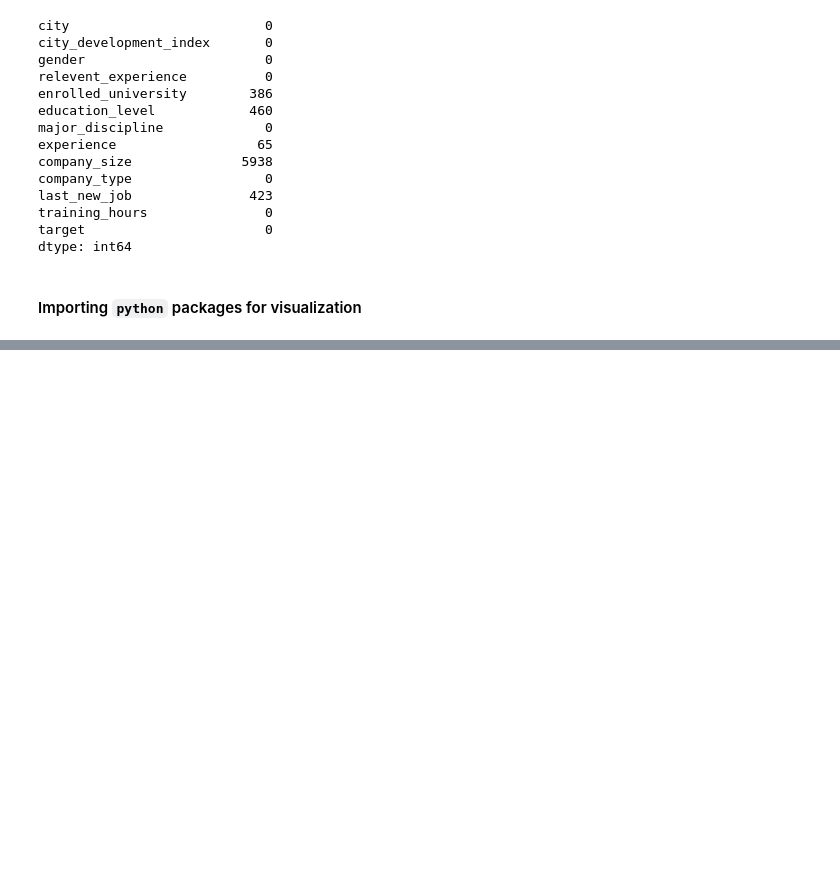
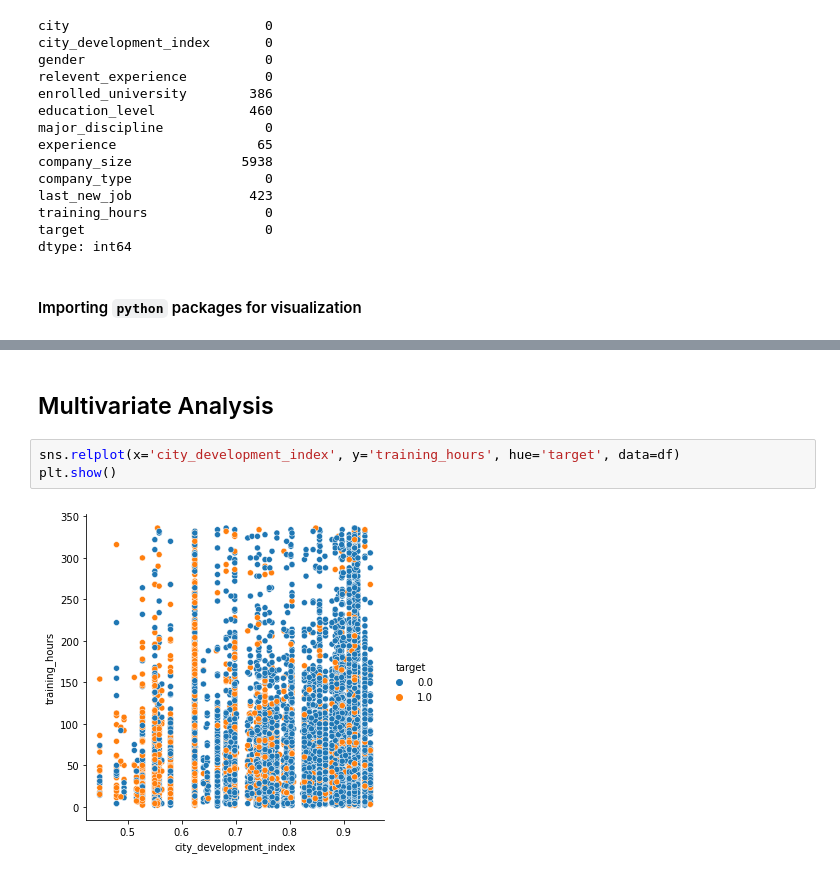
Before and after one commit to K-54N7H05H/DACC-Laboratory, a Jupyter notebook: Experiment-2.ipynb, the cells around one changed output, grey strips where cells are left out. Drawn from its saved outputs; the diff is of its cells as text; blank space fills up the shorter version.

```diff
--- a/Experiment-2.ipynb
+++ b/Experiment-2.ipynb
@@ -181,0 +255,7 @@ plt.show()
+# %% [markdown]
+## Multivariate Analysis
+# %%
+sns.relplot(x='city_development_index', y='training_hours', hue='target', data=df)
+plt.show()
+# %% [output]
+[figure, added]
```
Also changed, not shown: parts of 19 cells of this notebook.
